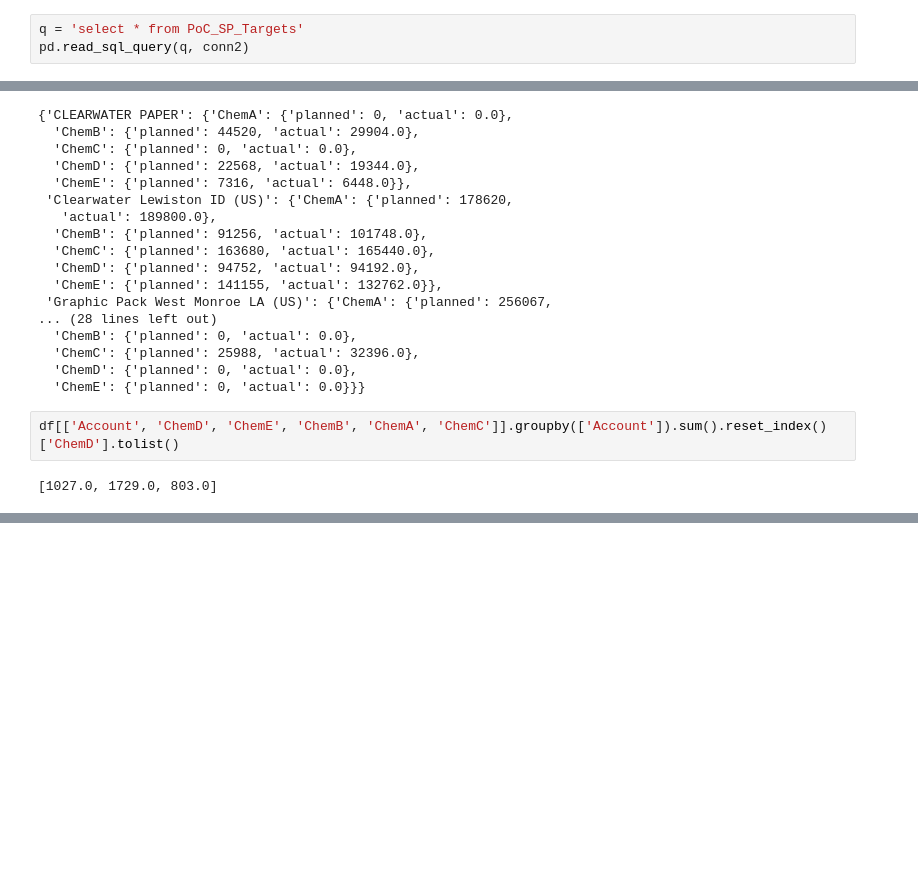
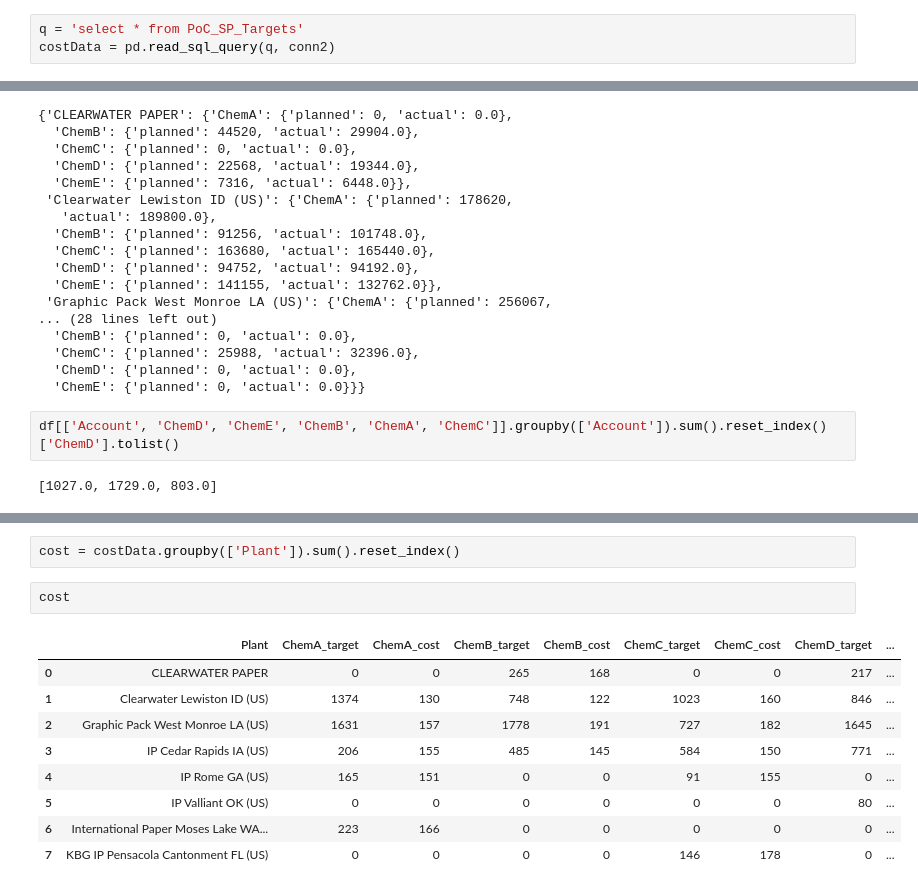
Before and after one commit to ashwinramise/smartPump, a Jupyter notebook: dbServices/CreatePumps.ipynb, the cells around one changed output, grey strips where cells are left out. Saved outputs shown, nothing was run; the diff lists cells and outputs as text; blank space fills up the shorter version.

```diff
--- a/dbServices/CreatePumps.ipynb
+++ b/dbServices/CreatePumps.ipynb
@@ -551,4 +553,4 @@ CPU times: total: 0 ns
 Wall time: 1.89 s
 # %%
 q = 'select * from PoC_SP_Targets'
-pd.read_sql_query(q, conn2)
+costData = pd.read_sql_query(q, conn2)
@@ -652,0 +690,14 @@ costData.groupby(['Account']).sum().reset_index()
+# %%
+cost = costData.groupby(['Plant']).sum().reset_index()
+# %%
+cost
+# %% [output]
+|  | Plant | ChemA_target | ChemA_cost | ChemB_target | ChemB_cost | ChemC_target | ChemC_cost | ChemD_target | ... |
+| 0 | CLEARWATER PAPER | 0 | 0 | 265 | 168 | 0 | 0 | 217 | ... |
+| 1 | Clearwater Lewiston ID (US) | 1374 | 130 | 748 | 122 | 1023 | 160 | 846 | ... |
+| 2 | Graphic Pack West Monroe LA (US) | 1631 | 157 | 1778 | 191 | 727 | 182 | 1645 | ... |
+| 3 | IP Cedar Rapids IA (US) | 206 | 155 | 485 | 145 | 584 | 150 | 771 | ... |
+| 4 | IP Rome GA (US) | 165 | 151 | 0 | 0 | 91 | 155 | 0 | ... |
+| 5 | IP Valliant OK (US) | 0 | 0 | 0 | 0 | 0 | 0 | 80 | ... |
+| 6 | International Paper Moses Lake WA... | 223 | 166 | 0 | 0 | 0 | 0 | 0 | ... |
+| 7 | KBG IP Pensacola Cantonment FL (US) | 0 | 0 | 0 | 0 | 146 | 178 | 0 | ... |
```
Also changed, not shown: parts of 8 cells of this notebook, 2 other files.
